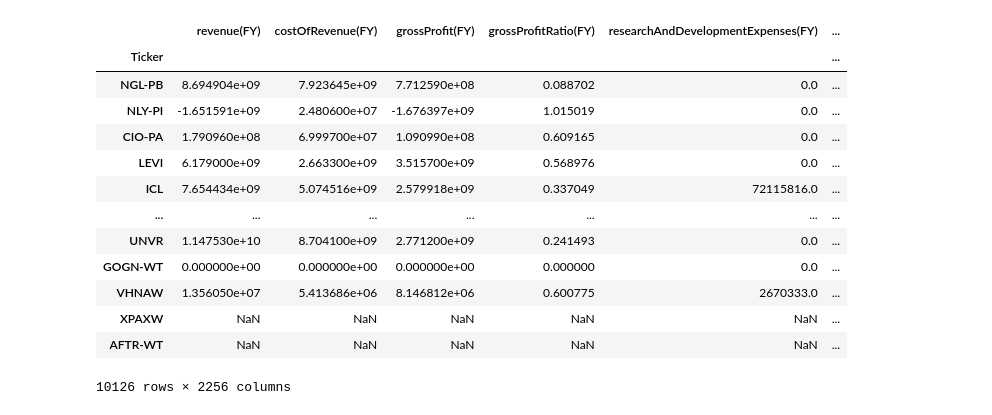
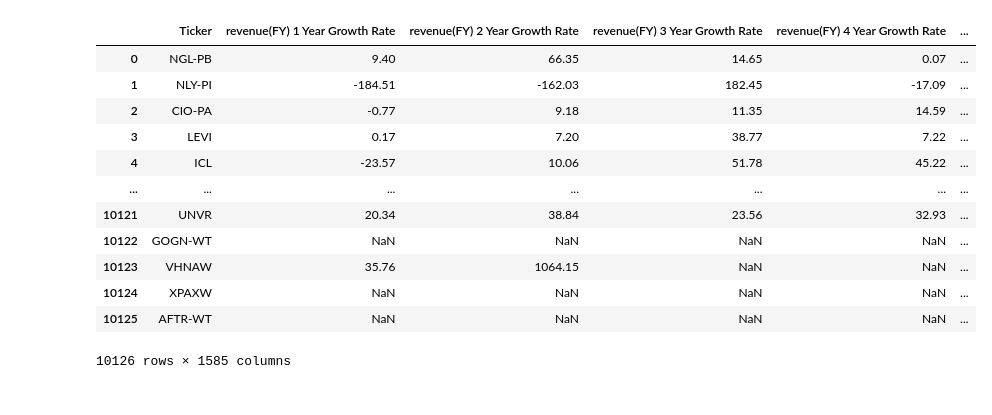
Before and after one commit to Hamza-joosub/StonksModels, a Jupyter notebook: Database.ipynb, the cells around one changed output. Drawn from its saved outputs; the diff is of its cells as text; code cells hidden in the pictures.

```diff
--- a/Database.ipynb
+++ b/Database.ipynb
@@ -113,19 +150,17 @@ for ticker in tqdm(stock_list):
 # %%
-db = pd.read_parquet('USDBPARQ.parquet')
+growth = pd.read_parquet("US_Growth_Rates.parquet")
+growth
+# %% [output]
+|  | Ticker | revenue(FY) 1 Year Growth Rate | revenue(FY) 2 Year Growth Rate | revenue(FY) 3 Year Growth Rate | revenue(FY) 4 Year Growth Rate | ... |
+| 0 | NGL-PB | 9.40 | 66.35 | 14.65 | 0.07 | ... |
+| 1 | NLY-PI | -184.51 | -162.03 | 182.45 | -17.09 | ... |
+| 2 | CIO-PA | -0.77 | 9.18 | 11.35 | 14.59 | ... |
+| 3 | LEVI | 0.17 | 7.20 | 38.77 | 7.22 | ... |
+| 4 | ICL | -23.57 | 10.06 | 51.78 | 45.22 | ... |
+| ... | ... | ... | ... | ... | ... | ... |
+| 10121 | UNVR | 20.34 | 38.84 | 23.56 | 32.93 | ... |
+| 10122 | GOGN-WT | NaN | NaN | NaN | NaN | ... |
+| 10123 | VHNAW | 35.76 | 1064.15 | NaN | NaN | ... |
+| 10124 | XPAXW | NaN | NaN | NaN | NaN | ... |
+| 10125 | AFTR-WT | NaN | NaN | NaN | NaN | ... |
+10126 rows × 1585 columns
-# %%
-db
-# %% [output]
-|  | revenue(FY) | costOfRevenue(FY) | grossProfit(FY) | grossProfitRatio(FY) | researchAndDevelopmentExpenses(FY) | ... |
-| Ticker |  |  |  |  |  | ... |
-| NGL-PB | 8.694904e+09 | 7.923645e+09 | 7.712590e+08 | 0.088702 | 0.0 | ... |
-| NLY-PI | -1.651591e+09 | 2.480600e+07 | -1.676397e+09 | 1.015019 | 0.0 | ... |
-| CIO-PA | 1.790960e+08 | 6.999700e+07 | 1.090990e+08 | 0.609165 | 0.0 | ... |
-| LEVI | 6.179000e+09 | 2.663300e+09 | 3.515700e+09 | 0.568976 | 0.0 | ... |
-| ICL | 7.654434e+09 | 5.074516e+09 | 2.579918e+09 | 0.337049 | 72115816.0 | ... |
-| ... | ... | ... | ... | ... | ... | ... |
-| UNVR | 1.147530e+10 | 8.704100e+09 | 2.771200e+09 | 0.241493 | 0.0 | ... |
-| GOGN-WT | 0.000000e+00 | 0.000000e+00 | 0.000000e+00 | 0.000000 | 0.0 | ... |
-| VHNAW | 1.356050e+07 | 5.413686e+06 | 8.146812e+06 | 0.600775 | 2670333.0 | ... |
-| XPAXW | NaN | NaN | NaN | NaN | NaN | ... |
-| AFTR-WT | NaN | NaN | NaN | NaN | NaN | ... |
-10126 rows × 2256 columns
```
Also changed, not shown: parts of 22 cells of this notebook, 10 other files.
